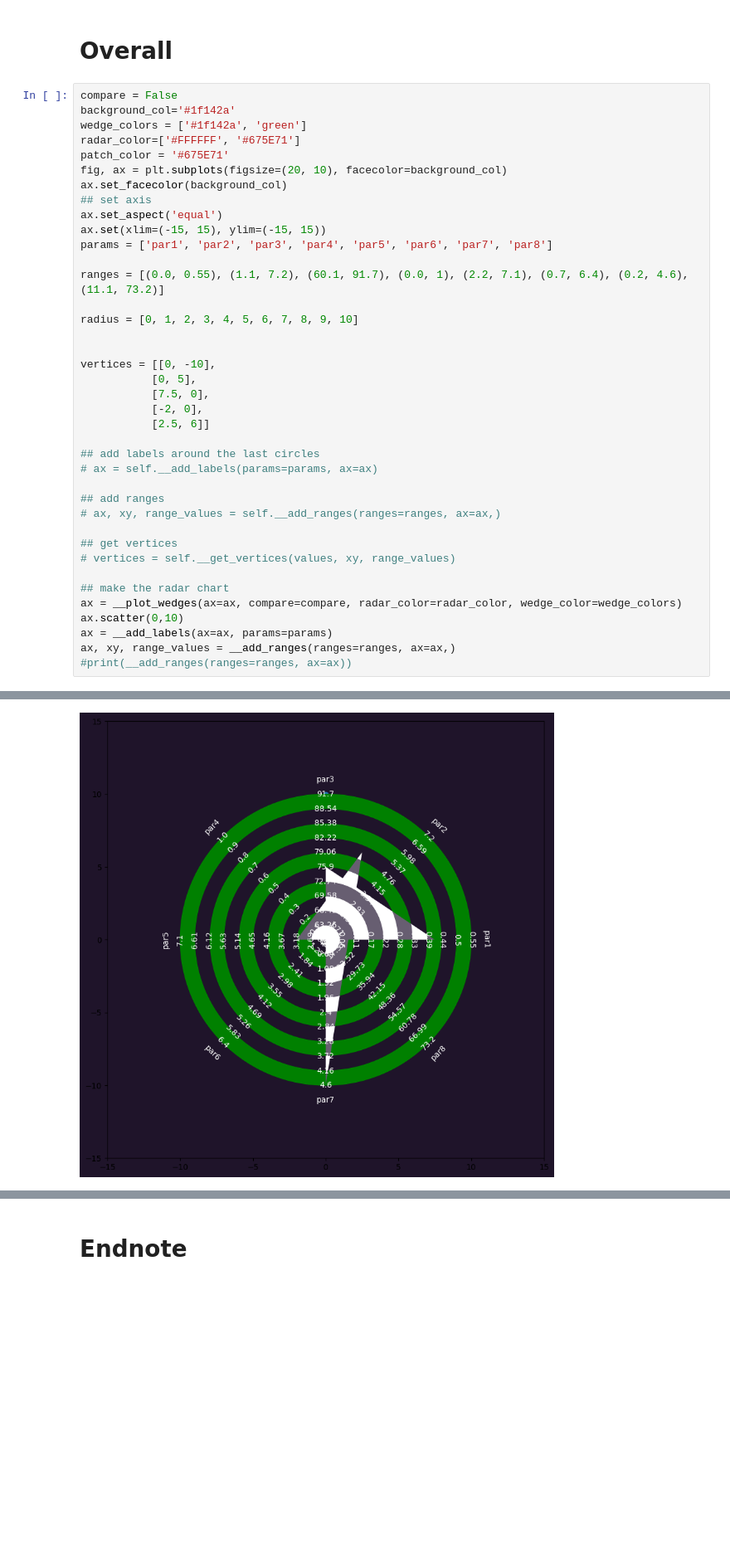
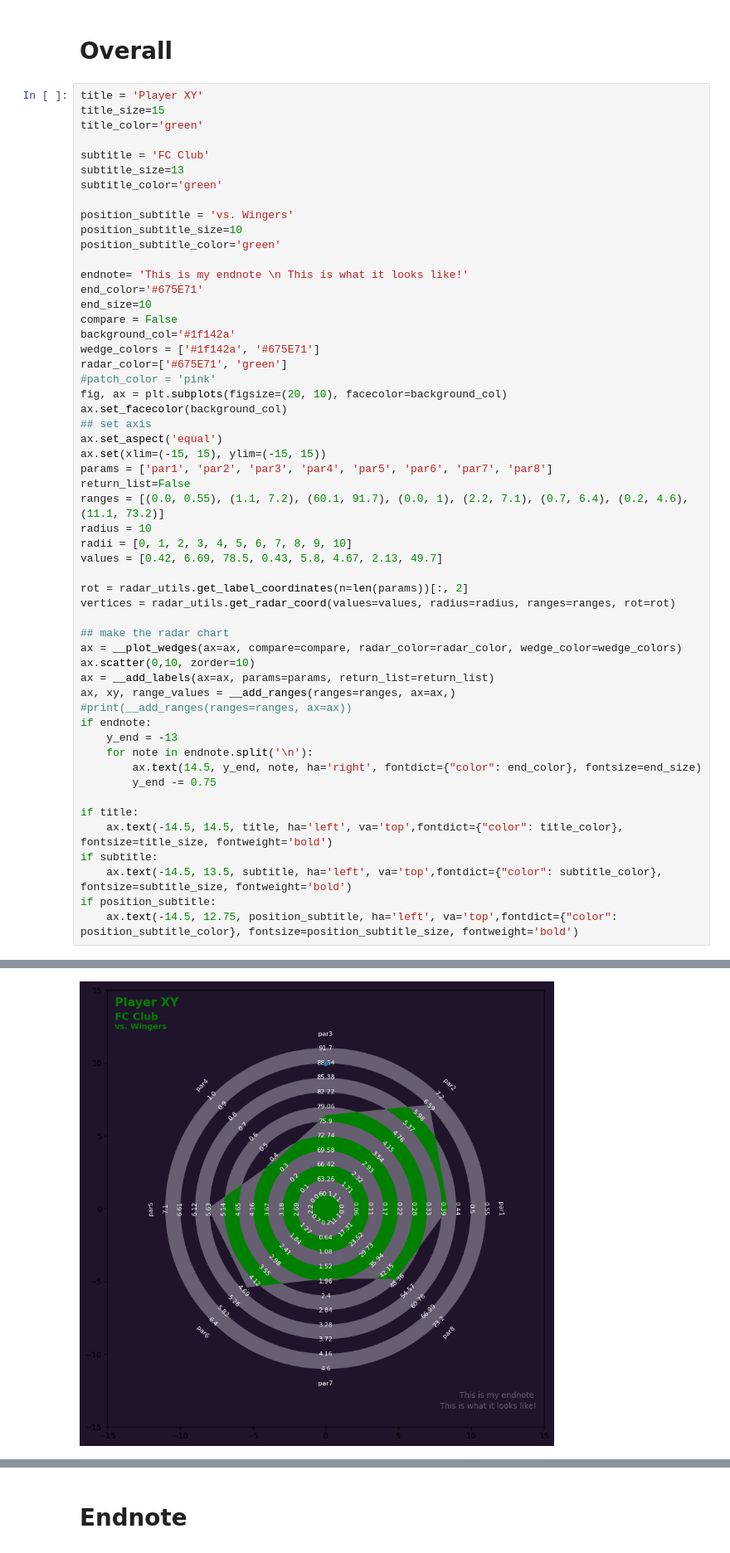
Before and after one commit to DavidB1999/My_Football_Analytics, a Jupyter notebook: Radar Charts/radar_.ipynb, the cells around one changed output, grey strips where cells are left out. Shown at 83% size. Saved outputs shown, nothing was run; the diff lists cells and outputs as text; blank space fills up the shorter version.

Commit message:
Working on new radar class based on soccerplots
Quite the chaos, continue with testing the combination of plot_polygons and plot_wedges

```diff
--- a/Radar Charts/radar_.ipynb
+++ b/Radar Charts/radar_.ipynb
@@ -7,42 +133,57 @@ import radar_utils
 # %% [markdown]
 # Overall
 # %%
+title = 'Player XY'
+title_size=15
+title_color='green'
+
+subtitle = 'FC Club'
+subtitle_size=13
+subtitle_color='green'
+
+position_subtitle = 'vs. Wingers'
+position_subtitle_size=10
+position_subtitle_color='green'
+
+endnote= 'This is my endnote \n This is what it looks like!'
+end_color='#675E71'
+end_size=10
 compare = False
 background_col='#1f142a'
-wedge_colors = ['#1f142a', 'green']
-radar_color=['#FFFFFF', '#675E71']
-patch_color = '#675E71'
+wedge_colors = ['#1f142a', '#675E71']
+radar_color=['#675E71', 'green']
+#patch_color = 'pink'
 fig, ax = plt.subplots(figsize=(20, 10), facecolor=background_col)
 ax.set_facecolor(background_col)
 ## set axis
 ax.set_aspect('equal')
 ax.set(xlim=(-15, 15), ylim=(-15, 15))
 params = ['par1', 'par2', 'par3', 'par4', 'par5', 'par6', 'par7', 'par8']
+return_list=False
+ranges = [(0.0, 0.55), (1.1, 7.2), (60.1, 91.7), (0.0, 1), (2.2, 7.1), (0.7, 6.4), (0.2, 4.6), (11.1, 73.2)]
+radius = 10
+radii = [0, 1, 2, 3, 4, 5, 6, 7, 8, 9, 10]
+values = [0.42, 6.69, 78.5, 0.43, 5.8, 4.67, 2.13, 49.7]
 
-ranges = [(0.0, 0.55), (1.1, 7.2), (60.1, 91.7), (0.0, 1), (2.2, 7.1), (0.7, 6.4), (0.2, 4.6), (11.1, 73.2)]
-
-radius = [0, 1, 2, 3, 4, 5, 6, 7, 8, 9, 10]
-
-
-vertices = [[0, -10],
-           [0, 5],
-           [7.5, 0],
-           [-2, 0],
-           [2.5, 6]]
-
-## add labels around the last circles
-# ax = self.__add_labels(params=params, ax=ax)
-
-## add ranges
-# ax, xy, range_values = self.__add_ranges(ranges=ranges, ax=ax,)
-
-## get vertices
-# vertices = self.__get_vertices(values, xy, range_values)
+rot = radar_utils.get_label_coordinates(n=len(params))[:, 2]
+vertices = radar_utils.get_radar_coord(values=values, radius=radius, ranges=ranges, rot=rot)
 
 ## make the radar chart
 ax = __plot_wedges(ax=ax, compare=compare, radar_color=radar_color, wedge_color=wedge_colors)
-ax.scatter(0,10)
-ax = __add_labels(ax=ax, params=params)
+ax.scatter(0,10, zorder=10)
+ax = __add_labels(ax=ax, params=params, return_list=return_list)
 ax, xy, range_values = __add_ranges(ranges=ranges, ax=ax,)
 #print(__add_ranges(ranges=ranges, ax=ax))
+if endnote:
+    y_end = -13
+    for note in endnote.split('\n'):
+        ax.text(14.5, y_end, note, ha='right', fontdict={"color": end_color}, fontsize=end_size)
+        y_end -= 0.75
+
+if title:
+    ax.text(-14.5, 14.5, title, ha='left', va='top',fontdict={"color": title_color}, fontsize=title_size, fontweight='bold')
+if subtitle:
+    ax.text(-14.5, 13.5, subtitle, ha='left', va='top',fontdict={"color": subtitle_color}, fontsize=subtitle_size, fontweight='bold')
+if position_subtitle:
+    ax.text(-14.5, 12.75, position_subtitle, ha='left', va='top',fontdict={"color": position_subtitle_color}, fontsize=position_subtitle_size, fontweight='bold')
 # %% [output]
@@ -60 +190 @@ ax, xy, range_values = __add_ranges(ranges=ranges, ax=ax,)
-[figure, old version]
+[figure, new version]
```
Also changed, not shown: parts of 18 cells of this notebook, 4 other files.
